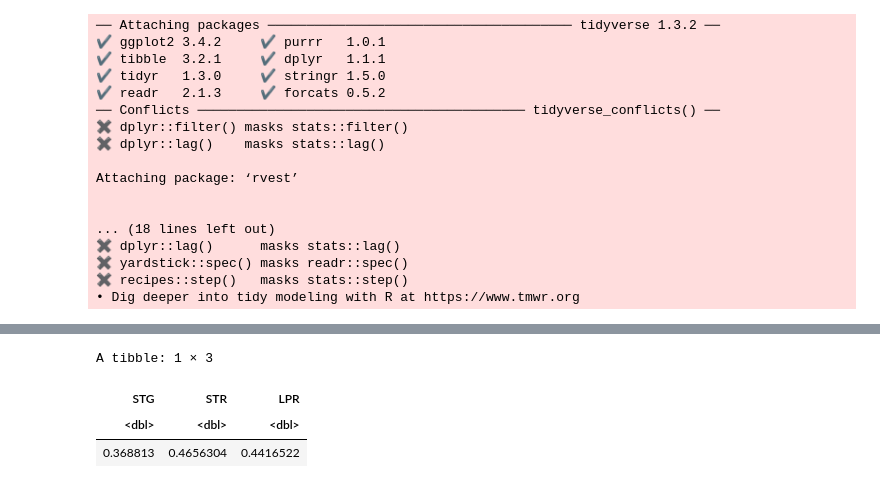
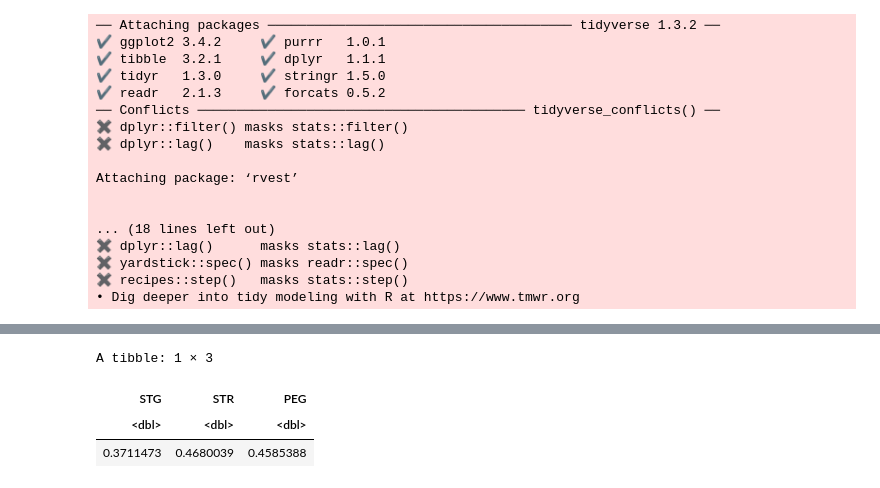
Before and after one commit to thisisyifulin/group_contract, a Jupyter notebook: project_proposal.ipynb, the cells around one changed output, grey strips where cells are left out. Drawn from its saved outputs; the diff is of its cells as text; code cells hidden in the pictures.

```diff
--- a/project_proposal.ipynb
+++ b/project_proposal.ipynb
@@ -120,19 +91,19 @@ A tibble: 5 × 2
-# %%
-#finds the mean of predictors
-
-select_training_data <- mutated_training_data |>
-select(STG, STR, LPR, PEG) # selecting the variables
-
-
-predictor_means <- select_training_data |>
-                   summarize(across(STG:LPR, mean, na.rm = TRUE))
-
-predictor_means
-# %% [output]
-A tibble: 1 × 3
-| STG | STR | LPR |
-| <dbl> | <dbl> | <dbl> |
-| 0.368813 | 0.4656304 | 0.4416522 |
+# %%
+#finds the mean of predictors
+
+select_training_data <- training_data |>
+select(STG, STR, PEG, UNS) # selecting the variables
+
+
+predictor_means <- select_training_data |>
+                   summarize(across(STG:PEG, mean, na.rm = TRUE))
+
+predictor_means
+# %% [output]
+A tibble: 1 × 3
+| STG | STR | PEG |
+| <dbl> | <dbl> | <dbl> |
+| 0.3711473 | 0.4680039 | 0.4585388 |
 # %%
 
 # plot a graph that
```
Also changed, not shown: parts of 3 cells of this notebook.
